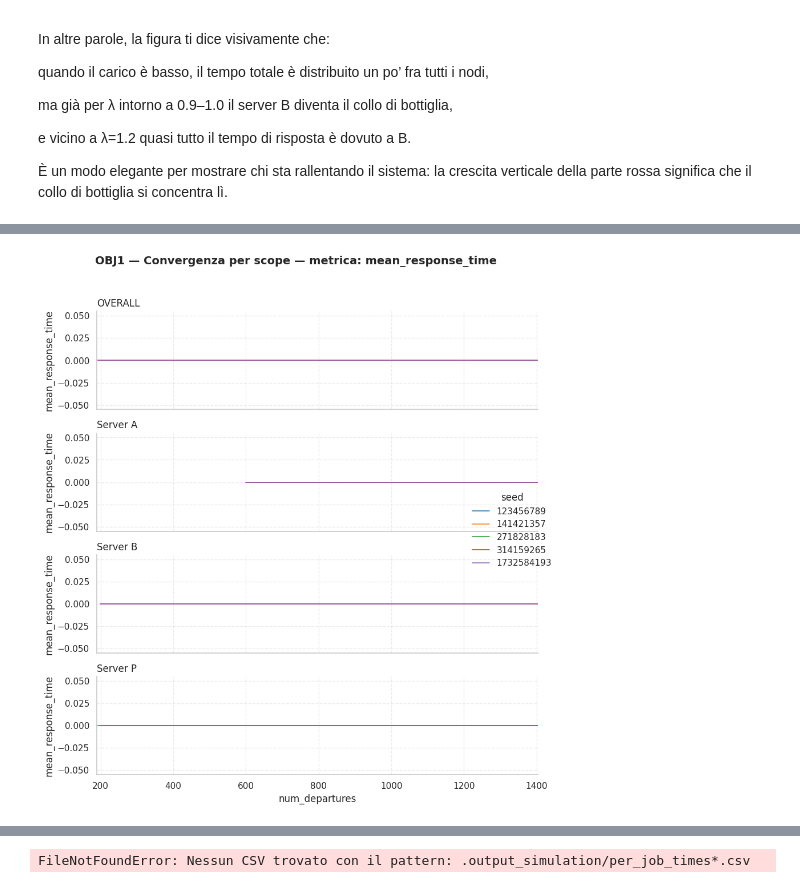
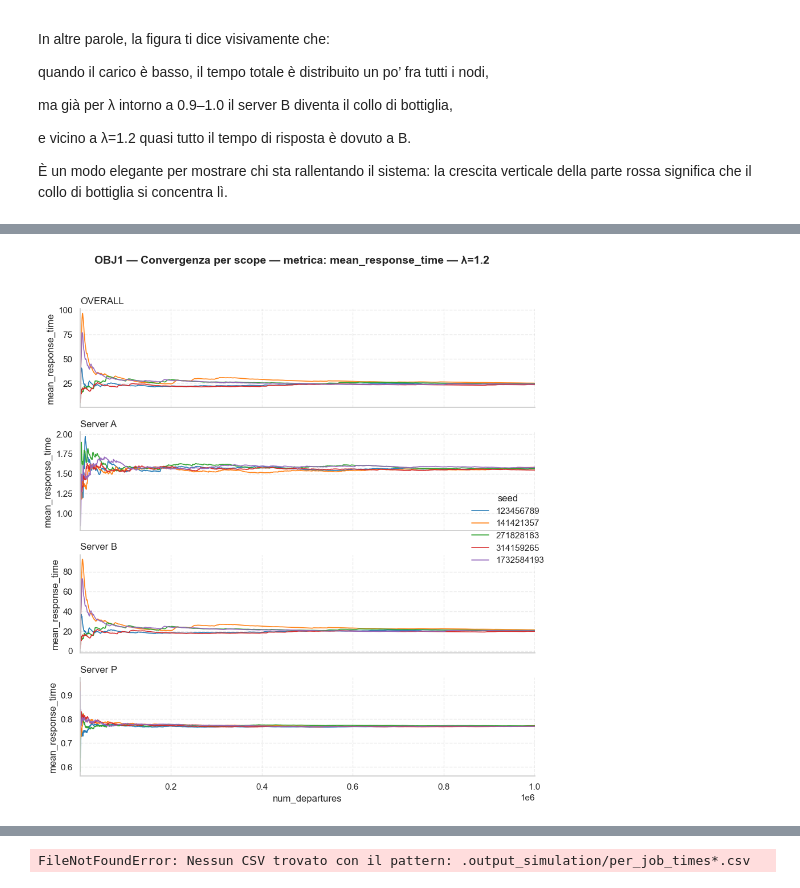
Before and after one commit to Dissan97/PMCNS-PROJECT, a Jupyter notebook: Project.ipynb, the cells around one changed output, grey strips where cells are left out. Drawn from its saved outputs; the diff is of its cells as text; code cells hidden in the pictures.

```diff
--- a/Project.ipynb
+++ b/Project.ipynb
@@ -1865,7 +1903,16 @@ def plot_metric_vertical_by_scope(
 
 def _stack_conv_frames(frames: list[pd.DataFrame],
                        seeds: list[int] | None = None) -> pd.DataFrame:
+    # includo anche la colonna di λ se esiste
+    lam_name = None
+    for df in frames:
+        if lam_name is None:
+            lam_name = _lambda_col(df)
+
     kept_cols = ["scope", "metric", "value", "num_departures", "seed", "source"]
+    if lam_name and lam_name not in kept_cols:
+        kept_cols.append(lam_name)
+
     buf = []
     for i, df in enumerate(frames):
         d = df.copy()
@@ -1877,6 +1924,7 @@ def _stack_conv_frames(frames: list[pd.DataFrame],
             d["seed"] = cand if cand is not None else i
         d = d[[c for c in kept_cols if c in d.columns]]
         buf.append(d)
+
     big = pd.concat(buf, ignore_index=True)
     if seeds is not None:
         big = big[big["seed"].isin(seeds)]
@@ -1886,23 +1934,21 @@ def plot_metric_vertical_by_scope_from_list(
     dfs: List[pd.DataFrame],
     metric: str,
     *,
-    scopes: list[str] | None = None,   # se None: tutti gli scope presenti
-    seeds: list[int] | None = None,    # opzionale: filtra i seed
-    hue: str | None = "seed",          # colorazione (se esiste la colonna)
+    scopes: list[str] | None = None,
+    seeds: list[int] | None = None,
+    hue: str | None = "seed",
     height: float = 2.4,
     aspect: float = 3.2,
     markers: bool = True,
     linewidth: float = 1.2,
     alpha: float = 0.95,
     palette: str | list | None = "tab10",
-    # passa-through per il controllo dell'asse X
     xmax: float | None = None,
     xlimit_scopes: list[str] | None = None,
+    arrival_rate: float | list[float] | tuple[float, ...] | None = None,  # << NEW
+    atol: float = 1e-9,                                                    # << NEW
 ):
-    """
-    Wrapper che accetta una LISTA di DataFrame (uno per seed/file) e delega
-    a `plot_metric_vertical_by_scope`, ereditandone anche `xmax` e `xlimit_scopes`.
-    """
+    """Versione che accetta una LISTA di DF (uno per seed/file)."""
     d = _stack_conv_frames(dfs, seeds=seeds)
     return plot_metric_vertical_by_scope(
         d, metric,
@@ -1916,19 +1962,30 @@ def plot_metric_vertical_by_scope_from_list(
         palette=palette,
         xmax=xmax,
         xlimit_scopes=xlimit_scopes,
+        arrival_rate=arrival_rate,   # pass-through
+        atol=atol,
     )
 # %%
 
 
 # 2) li carico come LISTA di DF (uno per file/seed)
 dfs_conv = load_conv_as_list(conv_files)
-
+"""
 plot_metric_vertical_by_scope_from_list(
     dfs_conv, "mean_response_time",
     xlimit_scopes=["OVERALL", "B", "P"]   # 'B' == 'NODE_B', normalizzato
 )
+"""
+
+
+# 1) λ singolo
+plot_metric_vertical_by_scope_from_list(
+    dfs_conv, "mean_response_time",
+    arrival_rate=1.2,
+    xlimit_scopes=["OVERALL","B","P"]
+)
 # %% [output]
-[figure, old version]
+[figure, new version]
 # %%
 # 1) definisci le visite (quante volte ogni job visita il nodo)
 visits = {"A": 3, "B": 1, "P": 1}          # esempio senza C
```
Also changed, not shown: parts of 14 cells of this notebook, 1 other file.
